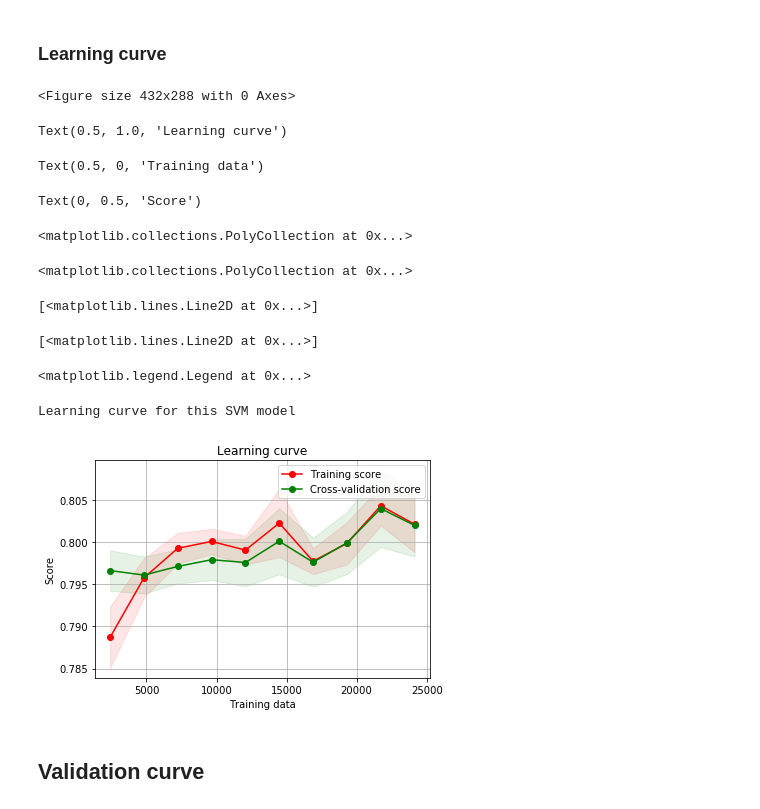
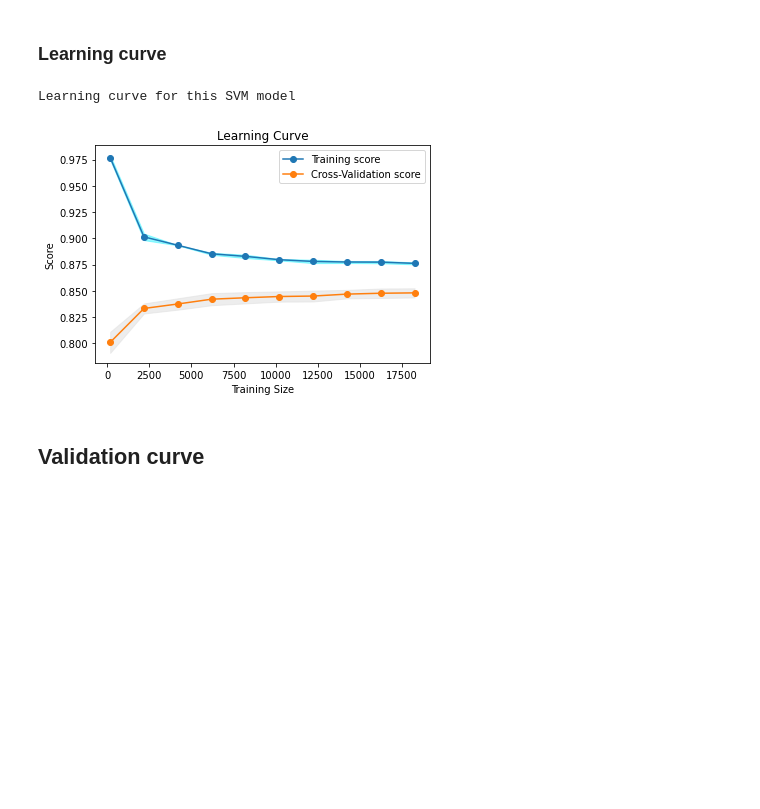
Before and after one commit to ngonhan2k5/cs-ml, a Jupyter notebook: proj1/svm-ngonhan.ipynb, the cells around one changed output. Drawn from its saved outputs; the diff is of its cells as text; code cells hidden in the pictures; blank space fills up the shorter version.

```diff
--- a/proj1/svm-ngonhan.ipynb
+++ b/proj1/svm-ngonhan.ipynb
@@ -273,26 +219,25 @@ plt.show()
 # %% [markdown]
  using grid search to find the optimal hyperparameters.
 # %%
-from sklearn.model_selection import GridSearchCV
-from sklearn.metrics import classification_report
-
-notFoundBestGridParams = 1;
+notFoundBestGridParams = 0
 best_params = {}
 
-# if notFoundBestGridParams == 9:
-#     C_range = [0.1, 1, 10, 100]
-#     gamma_vals = [0.001, 0.0001, 'scale']
-#     param_grid = dict(gamma=gamma_vals, C=C_range)
+if notFoundBestGridParams == 1:
+    C_range = [0.1, 1, 10, 100]
+    gamma_vals = [0.001, 0.0001, 'scale']
+    param_grid = dict(gamma=gamma_vals, C=C_range)
 
-#     grid = GridSearchCV(SVC(kernel='rbf'), param_grid=param_grid, cv=10)
-#     grid.fit(X, Y.values.ravel())
+    grid = GridSearchCV(SVC(kernel='rbf'), param_grid=param_grid, cv=10)
+    grid.fit(X, Y.values.ravel())
 
-#     best_params = grid.best_params_;
-#     print("The best parameters are %s" % (grid.best_params_, grid.best_score_))
+    best_params = grid.best_params_
+    print("The best parameters are %s" % (grid.best_params_, grid.best_score_))
 
 # we found that C = 100 and grammar = 'scale' is the best
 
-svmModel = SVC(kernel='rbf', C = 10, gamma = 'scale')
+svmModel = Pipeline([('scale', StandardScaler()),
+                   ('SVC',SVC(kernel='rbf', C = 10, gamma = 'scale'))])
+
+# svmModel = SVC(kernel='rbf', C = 10, gamma = 'scale')
 svmModel.fit(X_train2, y_train2)
-
-print(classification_report(y_test, svmModel.predict(X_test), target_names=['Income more than 50K', 'Income less than 50K']))
+y_pred2 = svmModel.predict(X_test2)
@@ -312,44 +259,16 @@ Accuracy on test set: 0.85239
 # %% [markdown]
 ### Learning curve
-# %%
-# Learning curve
-from sklearn.model_selection import learning_curve
-from sklearn.model_selection import ShuffleSplit
-
-train_size=np.linspace(0.1, 1, 10)
-
-plt.figure()
-plt.title("Learning curve")
-plt.xlabel("Training data")
-plt.ylabel("Score")
-train_sizes, train_scores, test_scores = learning_curve(svmModel, X, Y, train_sizes=train_size)
-train_scores_mean = np.mean(train_scores, axis=1)
-
-train_scores_std  = np.std(train_scores, axis=1)
-test_scores_mean  = np.mean(test_scores, axis=1)
-test_scores_std   = np.std(test_scores, axis=1)
-plt.grid()
-
-plt.fill_between(train_sizes, train_scores_mean - train_scores_std,train_scores_mean + train_scores_std, alpha=0.1,color="r")
-plt.fill_between(train_sizes, test_scores_mean - test_scores_std,test_scores_mean + test_scores_std, alpha=0.1, color="g")
-plt.plot(train_sizes, train_scores_mean, 'o-', color="r",label="Training score")
-plt.plot(train_sizes, test_scores_mean, 'o-', color="g",label="Cross-validation score")
-
-plt.legend(loc="best")
-
-print('Learning curve for this SVM model')
-# %% [output]
-<Figure size 432x288 with 0 Axes>
-Text(0.5, 1.0, 'Learning curve')
-Text(0.5, 0, 'Training data')
-Text(0, 0.5, 'Score')
-<matplotlib.collections.PolyCollection at 0x...>
-<matplotlib.collections.PolyCollection at 0x...>
-[<matplotlib.lines.Line2D at 0x...>]
-[<matplotlib.lines.Line2D at 0x...>]
-<matplotlib.legend.Legend at 0x...>
-Learning curve for this SVM model
-[figure, removed]
+# %%
+# Learning curve
+train_size=np.linspace(0.01, 1, 10)
+
+train_sizes, train_scores, test_scores = learning_curve(svmModel, X_train2, y_train2, train_sizes=train_size, scoring='accuracy')
+show_curve(train_scores, test_scores, 'Learning Curve')
+
+print('Learning curve for this Kernelized SVM model')
+# %% [output]
+Learning curve for this SVM model
+[figure, added]
 # %% [markdown]
 ## Validation curve
 # %%
```
Also changed, not shown: parts of 34 cells of this notebook.
